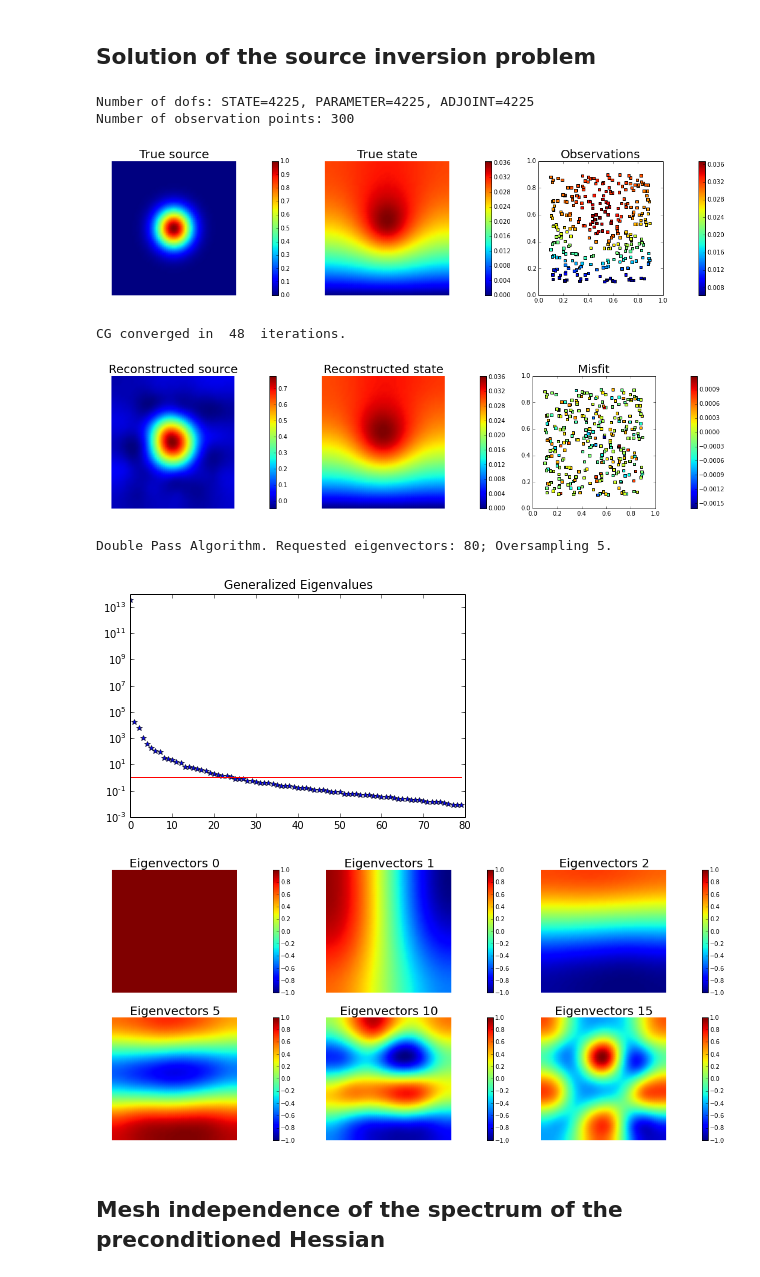
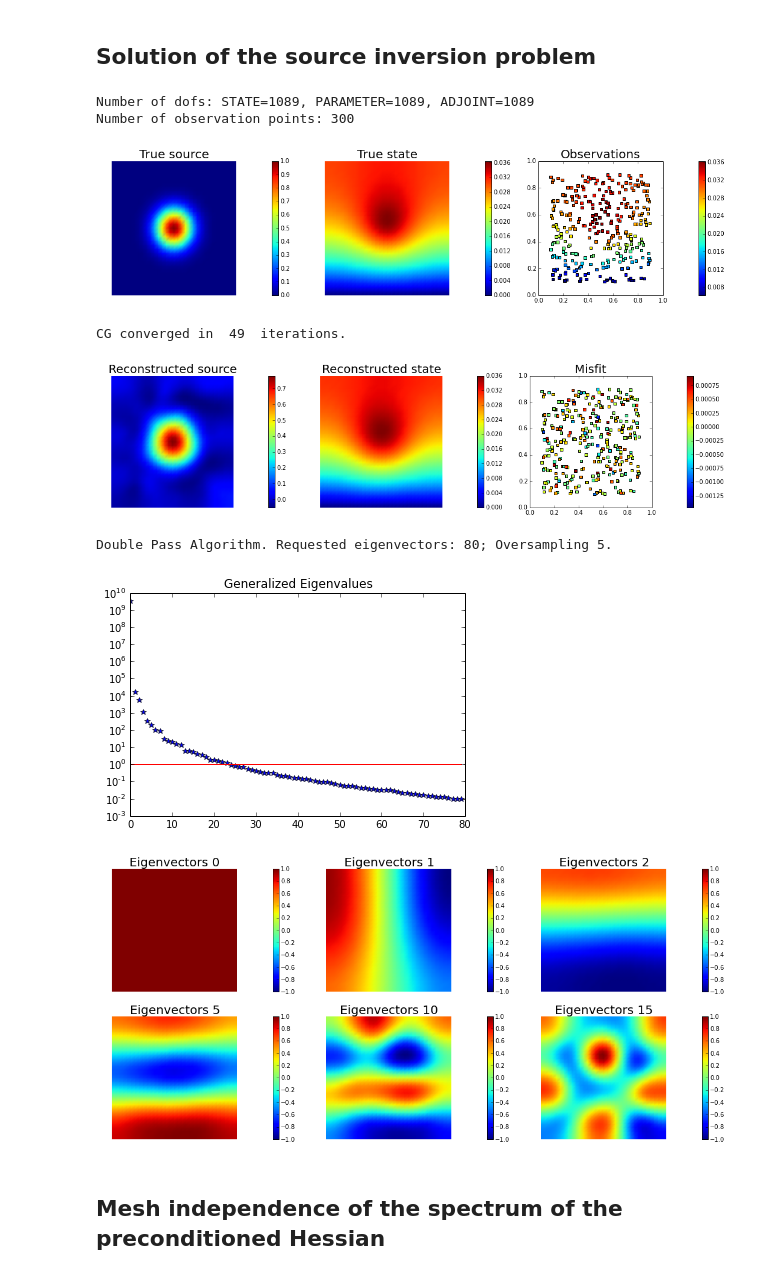
Before and after one commit to bcrestel/localhippylib, a Jupyter notebook: teaching/notebooks/HessianSpectrum_LinearSourceInversion.ipynb, the cells around one changed output. Drawn from its saved outputs; the diff is of its cells as text; code cells hidden in the pictures.

```diff
--- a/teaching/notebooks/HessianSpectrum_LinearSourceInversion.ipynb
+++ b/teaching/notebooks/HessianSpectrum_LinearSourceInversion.ipynb
@@ -58,6 +58,7 @@ def u_boundary(x, on_boundary):
     return on_boundary and x[1] < DOLFIN_EPS
 
 def solve(nx,ny, targets, rel_noise, gamma, delta, verbose=True):
+    np.random.seed(seed=2)
     mesh = UnitSquareMesh(nx, ny)
     Vh1 = FunctionSpace(mesh, 'Lagrange', 1)
 
@@ -152,40 +153,35 @@ def solve(nx,ny, targets, rel_noise, gamma, delta, verbose=True):
         nb.plot_eigenvectors(Vh[PARAMETER], U, mytitle="Eigenvectors", which=[0,1,2,5,10,15])
         plt.show()
 
-
-    if not verbose:
-        nb.plot_eigenvectors(Vh[PARAMETER], U, mytitle="Mesh {0} by {1} Eigenvectors".format(nx,ny), which=[0,2,5])
-        plt.show()
-
-    return d, solver.iter
+    return d, U, Vh[PARAMETER], solver.iter
 # %% [markdown]
 ## Solution of the source inversion problem
 # %%
 ndim = 2
-nx = 64
-ny = 64
+nx = 32
+ny = 32
 
 ntargets = 300
 np.random.seed(seed=1)
 targets = np.random.uniform(0.1,0.9, [ntargets, ndim] )
 rel_noise = 0.01
 
 gamma = 70.
-delta = 1e-5
+delta = 1e-1
 
 k = Expression("1.0")
 v = Expression(("0.0", "0.0"))
 c = Expression("0.")
 
-d, nit = solve(nx,ny, targets, rel_noise, gamma, delta)
+d, U, Va, nit = solve(nx,ny, targets, rel_noise, gamma, delta)
 # %% [output]
-Number of dofs: STATE=4225, PARAMETER=4225, ADJOINT=4225
+Number of dofs: STATE=1089, PARAMETER=1089, ADJOINT=1089
 Number of observation points: 300
 [figure]
-CG converged in  48  iterations.
+CG converged in  49  iterations.
-[figure, old version]
+[figure, new version]
 Double Pass Algorithm. Requested eigenvectors: 80; Oversampling 5.
-[figure, old version]
+[figure, new version]
 [figure]
 # %% [markdown]
 ## Mesh independence of the spectrum of the preconditioned Hessian
```
Also changed, not shown: parts of 5 cells of this notebook.
